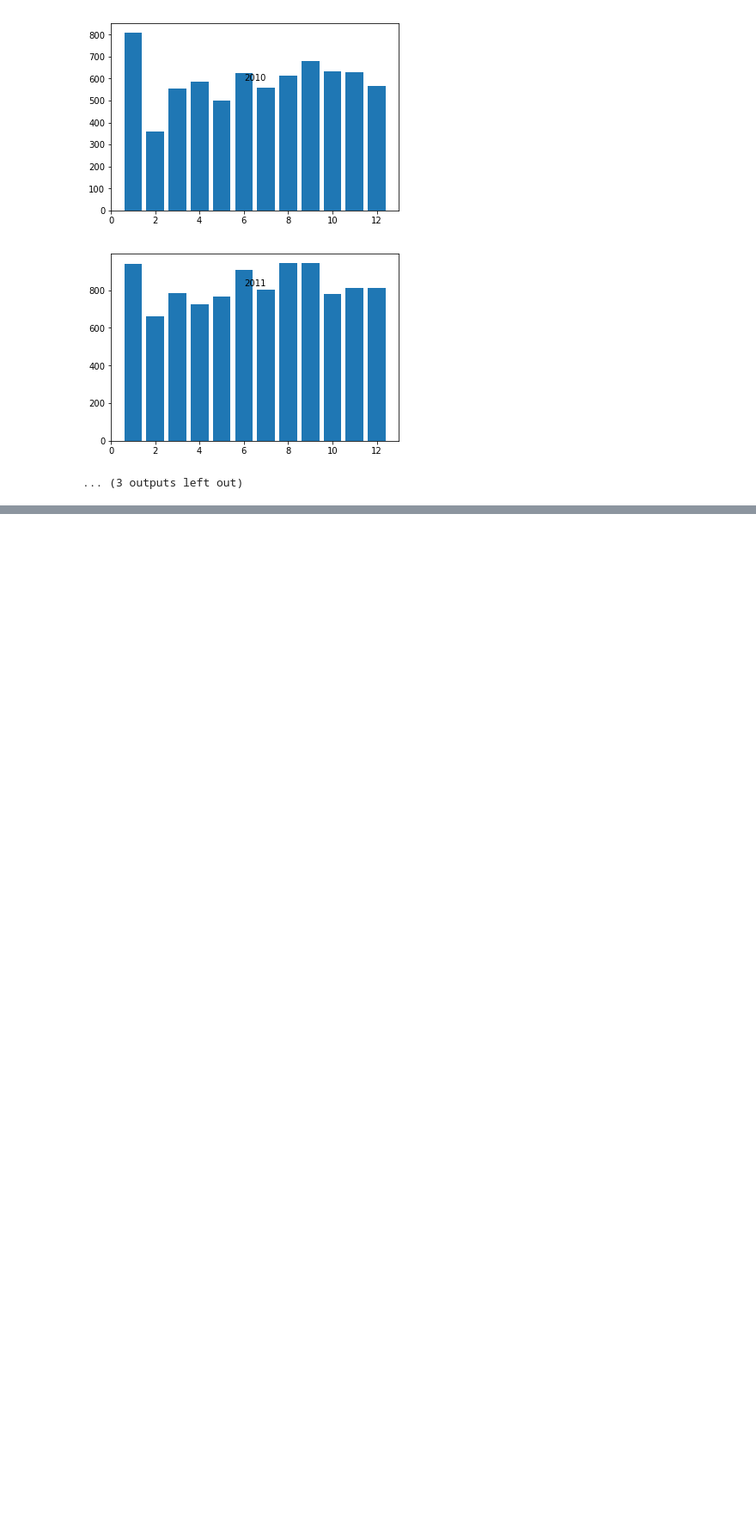
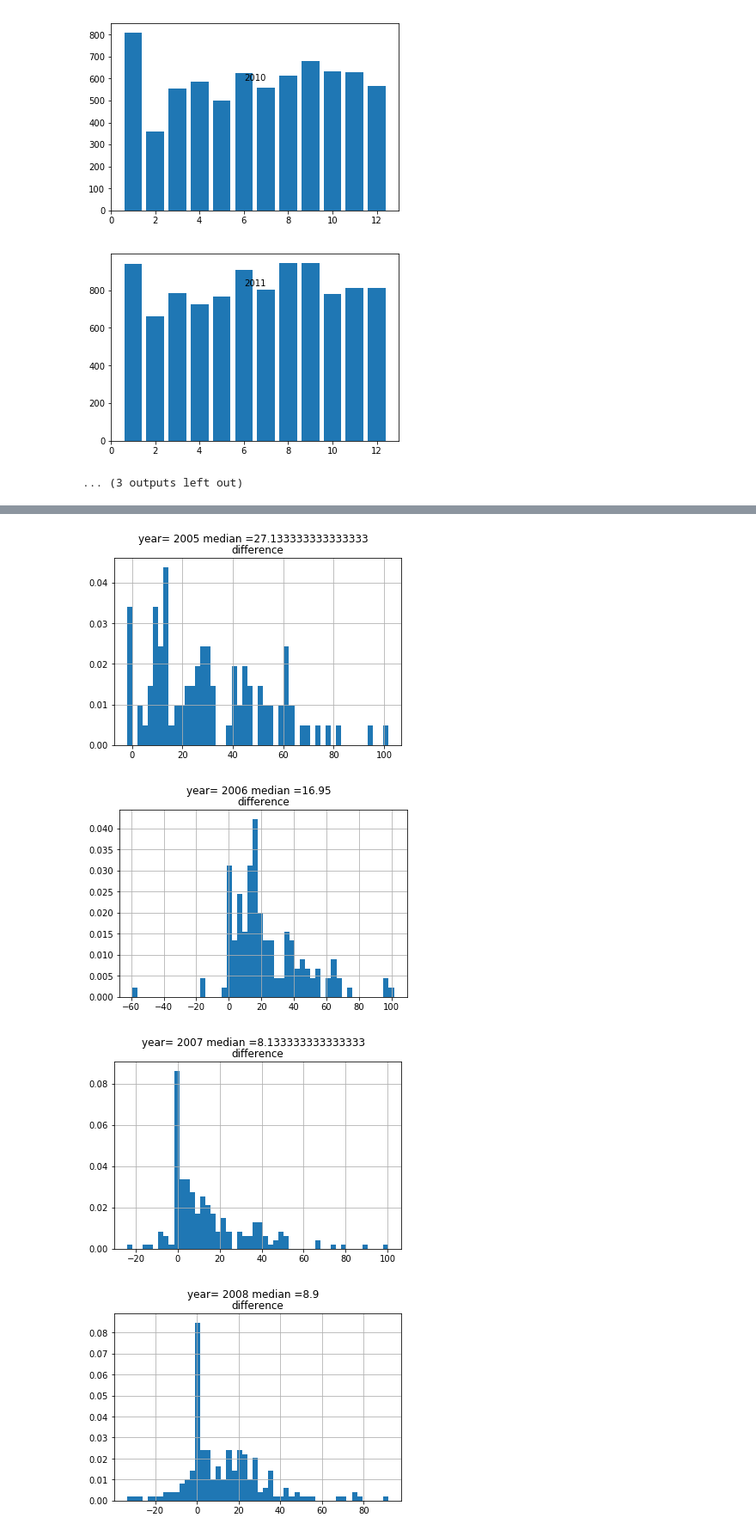
Before and after one commit to saichowdaryg/ECE143project, a Jupyter notebook: Final.ipynb, the cells around one changed output, grey strips where cells are left out. Shown at 86% size. Saved outputs shown, nothing was run; the diff lists cells and outputs as text; code cells hidden in the pictures; blank space fills up the shorter version.

```diff
--- a/Final.ipynb
+++ b/Final.ipynb
@@ -521,0 +575,11 @@ plot_choropleth(state_data('company_state_code',investments),'2014 US New Startu
+# %%
+import pylab as pl
+for year in range(2005,2011):
+    df_year=df[(df['founding_year']==year)&(df['status']=='closed')]
+    df_year.hist(column='difference',bins=50,normed=1)
+    pl.suptitle('year= '+str(year)+' median ='+str(df_year['difference'].median()))
+# %% [output]
+[figure, added]
+[figure, added]
+[figure, added]
+[figure, added]
```
Also changed, not shown: parts of 17 cells of this notebook.
